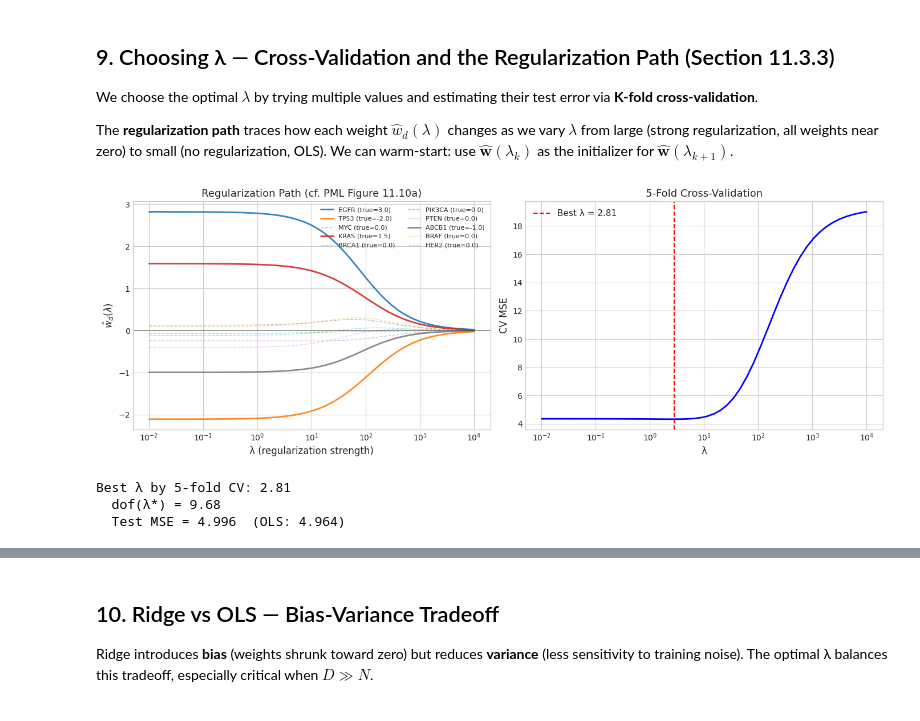
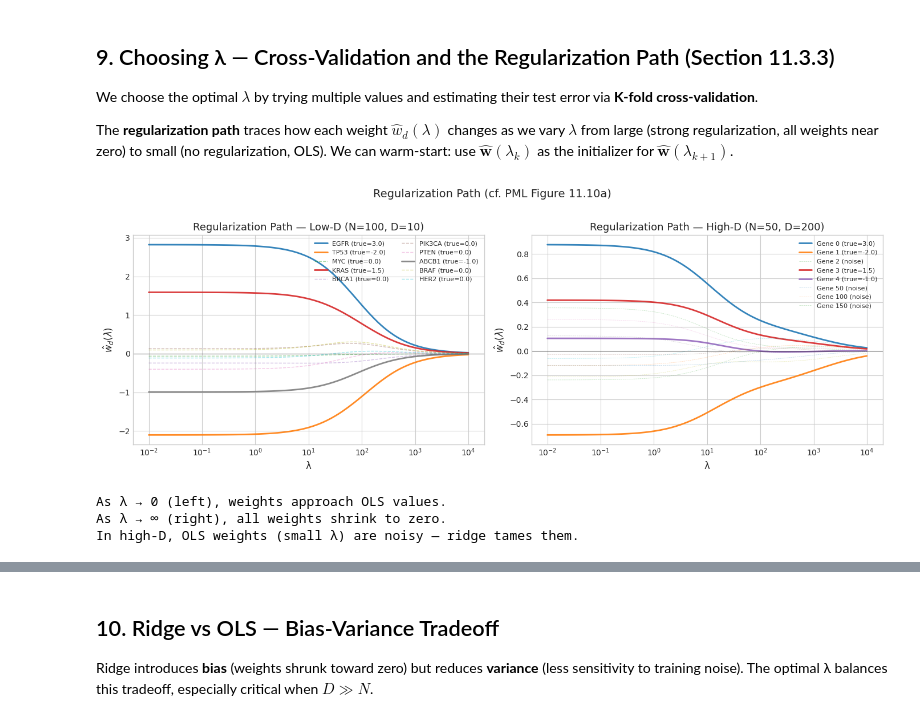
Before and after one commit to christophe17/notebook, a Jupyter notebook: notebooks/probabilistic-ml/11-linear-regression/11-3-1-ridge_regression.ipynb, the cells around one changed output, grey strips where cells are left out. Cells and saved outputs as stored; diff of their text form; code cells hidden in the pictures.

```diff
--- a/notebooks/probabilistic-ml/11-linear-regression/11-3-1-ridge_regression.ipynb
+++ b/notebooks/probabilistic-ml/11-linear-regression/11-3-1-ridge_regression.ipynb
@@ -531,70 +550,51 @@ We choose the optimal $\lambda$ by trying multiple values and estimating their t
 
 The **regularization path** traces how each weight $\hat{w}_d(\lambda)$ changes as we vary $\lambda$ from large (strong regularization, all weights near zero) to small (no regularization, OLS). We can warm-start: use $\hat{\mathbf{w}}(\lambda_k)$ as the initializer for $\hat{\mathbf{w}}(\lambda_{k+1})$.
 # %%
-# Regularization path: weights as a function of λ
+# --- Regularization paths for both settings ---
 lambdas_path = np.logspace(-2, 4, 100)
-weights_path = np.array([ridge_direct(X_low, y_low, l) for l in lambdas_path])
+weights_path_low = np.array([ridge_direct(X_low, y_low, l) for l in lambdas_path])
+weights_path_high = np.array([ridge_direct(X_high, y_high, l) for l in lambdas_path])
 
 fig, axes = plt.subplots(1, 2, figsize=(14, 5))
 
-# Left: regularization path
+# Left: low-D regularization path
 for d in range(D_low):
     style = '-' if w_true_low[d] != 0 else '--'
     alpha = 0.9 if w_true_low[d] != 0 else 0.4
-    axes[0].semilogx(lambdas_path, weights_path[:, d], style, alpha=alpha,
+    axes[0].semilogx(lambdas_path, weights_path_low[:, d], style, alpha=alpha,
                      linewidth=2 if w_true_low[d] != 0 else 1,
                      label=f'{gene_names[d]} (true={w_true_low[d]:.1f})')
 axes[0].axhline(0, color='black', linewidth=0.5)
-axes[0].set_xlabel('λ (regularization strength)', fontsize=12)
+axes[0].set_xlabel('λ', fontsize=12)
 axes[0].set_ylabel('$\\hat{w}_d(\\lambda)$', fontsize=12)
-axes[0].set_title('Regularization Path (cf. PML Figure 11.10a)', fontsize=13)
+axes[0].set_title(f'Regularization Path — Low-D (N={N_low}, D={D_low})', fontsize=13)
 axes[0].legend(fontsize=8, ncol=2, loc='upper right')
 
-# Right: cross-validation to select λ
-K = 5  # K-fold CV
-n_lambdas = 50
-lambdas_cv = np.logspace(-2, 4, n_lambdas)
-cv_errors = np.zeros(n_lambdas)
+# Right: high-D regularization path (first 10 features + a few random noise ones)
+show_idx = list(range(10)) + [50, 100, 150]
+for d in show_idx:
+    is_signal = d < 5 and w_true_high[d] != 0
+    style = '-' if is_signal else '--'
+    alpha = 0.9 if is_signal else 0.3
+    lw = 2 if is_signal else 0.5
+    label = f'Gene {d} (true={w_true_high[d]:.1f})' if is_signal else (f'Gene {d} (noise)' if d in [0, 2, 50, 100, 150] else None)
+    axes[1].semilogx(lambdas_path, weights_path_high[:, d], style, alpha=alpha,
+                     linewidth=lw, label=label)
+axes[1].axhline(0, color='black', linewidth=0.5)
+axes[1].set_xlabel('λ', fontsize=12)
+axes[1].set_ylabel('$\\hat{w}_d(\\lambda)$', fontsize=12)
+axes[1].set_title(f'Regularization Path — High-D (N={N_high}, D={D_high})', fontsize=13)
+axes[1].legend(fontsize=8, loc='upper right')
 
-indices = np.arange(N_low)
-np.random.shuffle(indices)
-folds = np.array_split(indices, K)
-
-for i, lam_cv in enumerate(lambdas_cv):
-    fold_errors = []
-    for k in range(K):
-        val_idx = folds[k]
-        train_idx = np.concatenate([folds[j] for j in range(K) if j != k])
-
-        X_tr, y_tr = X_low[train_idx], y_low[train_idx]
-        X_val, y_val = X_low[val_idx], y_low[val_idx]
-
-        w_cv = ridge_direct(X_tr, y_tr, lam_cv)
-        fold_errors.append(np.mean((X_val @ w_cv - y_val)**2))
-    cv_errors[i] = np.mean(fold_errors)
-
-best_idx = np.argmin(cv_errors)
-best_lambda = lambdas_cv[best_idx]
-
-axes[1].semilogx(lambdas_cv, cv_errors, 'b-', linewidth=2)
-axes[1].axvline(best_lambda, color='red', linestyle='--', linewidth=1.5,
-                label=f'Best λ = {best_lambda:.2f}')
-axes[1].set_xlabel('λ', fontsize=12)
-axes[1].set_ylabel('CV MSE', fontsize=12)
-axes[1].set_title(f'{K}-Fold Cross-Validation', fontsize=13)
-axes[1].legend(fontsize=11)
-
+plt.suptitle('Regularization Path (cf. PML Figure 11.10a)', fontsize=14, y=1.02)
 plt.tight_layout()
 plt.show()
 
-# Evaluate best ridge model
-w_best = ridge_direct(X_low, y_low, best_lambda)
-mse_best = np.mean((X_low_test @ w_best - y_low_test)**2)
-print(f"Best λ by {K}-fold CV: {best_lambda:.2f}")
-print(f"  dof(λ*) = {effective_dof(s_low, best_lambda):.2f}")
-print(f"  Test MSE = {mse_best:.3f}  (OLS: {mse_ols_low:.3f})")
+print("As λ → 0 (left), weights approach OLS values.")
+print("As λ → ∞ (right), all weights shrink to zero.")
+print("In high-D, OLS weights (small λ) are noisy — ridge tames them.")
 # %% [output]
-[figure, old version]
+[figure, new version]
-Best λ by 5-fold CV: 2.81
-  dof(λ*) = 9.68
-  Test MSE = 4.996  (OLS: 4.964)
+As λ → 0 (left), weights approach OLS values.
+As λ → ∞ (right), all weights shrink to zero.
+In high-D, OLS weights (small λ) are noisy — ridge tames them.
```
Also changed, not shown: parts of 10 cells of this notebook, 21 other files.
